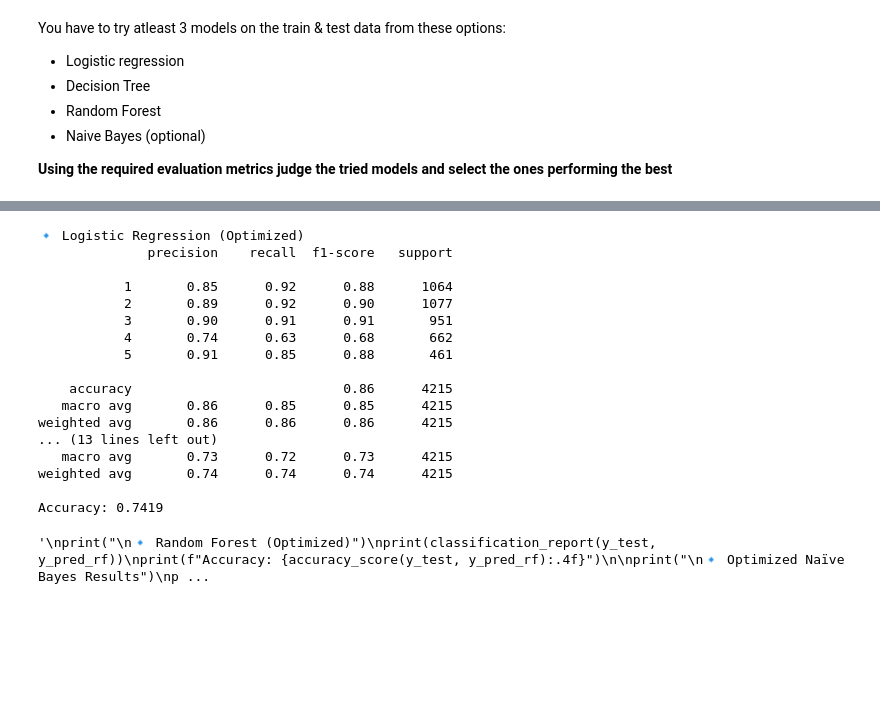
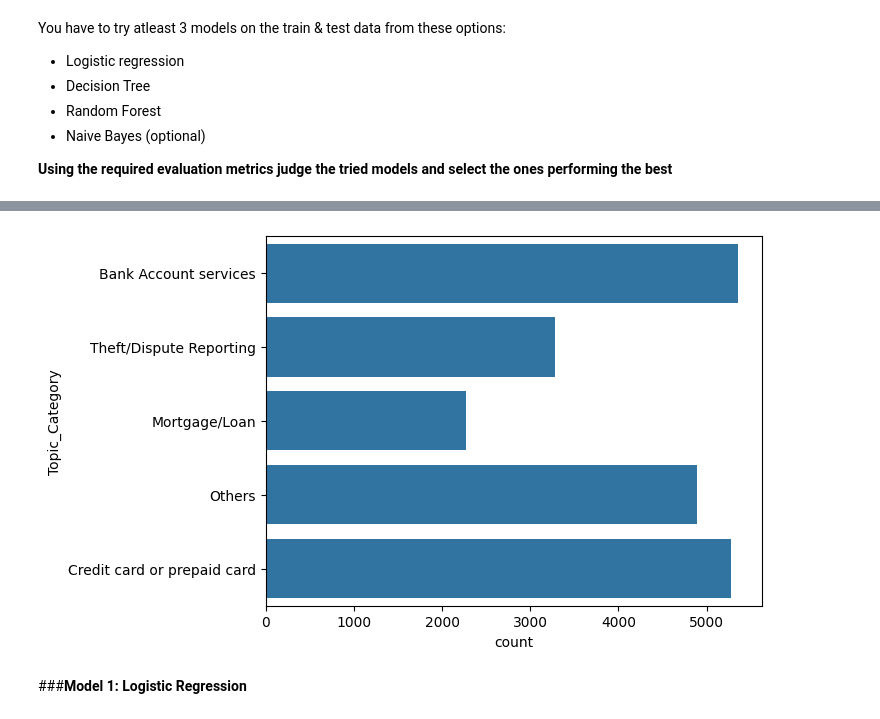
Before and after one commit to chetanrajhans/Case-Study-Automatic-Ticket-Classification, a Jupyter notebook: Automatic_Ticket_Classification_Assignment.ipynb, the cells around one changed output, grey strips where cells are left out. Drawn from its saved outputs; the diff is of its cells as text; code cells hidden in the pictures; blank space fills up the shorter version.

```diff
--- a/Automatic_Ticket_Classification_Assignment.ipynb
+++ b/Automatic_Ticket_Classification_Assignment.ipynb
@@ -1093,56 +868,6 @@ KeyboardInterrupt:
-# %%
-best_lr = LogisticRegression(**grid_lr.best_params_)
-best_dt = DecisionTreeClassifier(**grid_dt.best_params_)
-#best_rf = RandomForestClassifier(**grid_rf.best_params_)
-#best_nb = MultinomialNB(**grid_nb.best_params_)
-
-# Train the models on the full training set
-best_lr.fit(X_train, y_train)
-best_dt.fit(X_train, y_train)
-#best_rf.fit(X_train, y_train)
-#best_nb.fit(X_train, y_train)
-
-
-# Make predictions on test data
-y_pred_lr = best_lr.predict(X_test)
-y_pred_dt = best_dt.predict(X_test)
-#y_pred_rf = best_rf.predict(X_test)
-#y_pred_nb = best_nb.predict(X_test)
-
-# Evaluate and compare models
-print("\n🔹 Logistic Regression (Optimized)")
-print(classification_report(y_test, y_pred_lr))
-print(f"Accuracy: {accuracy_score(y_test, y_pred_lr):.4f}")
-
-print("\n🔹 Decision Tree (Optimized)")
-print(classification_report(y_test, y_pred_dt))
-print(f"Accuracy: {accuracy_score(y_test, y_pred_dt):.4f}")
-
-'''
-print("\n🔹 Random Forest (Optimized)")
-print(classification_report(y_test, y_pred_rf))
-print(f"Accuracy: {accuracy_score(y_test, y_pred_rf):.4f}")
-
-print("\n🔹 Optimized Naïve Bayes Results")
-print(classification_report(y_test, y_pred_nb))
-print(f"Accuracy: {accuracy_score(y_test, y_pred_nb):.4f}")
-'''
-# %% [output]
-🔹 Logistic Regression (Optimized)
-              precision    recall  f1-score   support
-
-           1       0.85      0.92      0.88      1064
-           2       0.89      0.92      0.90      1077
-           3       0.90      0.91      0.91       951
-           4       0.74      0.63      0.68       662
-           5       0.91      0.85      0.88       461
-
-    accuracy                           0.86      4215
-   macro avg       0.86      0.85      0.85      4215
-weighted avg       0.86      0.86      0.86      4215
-... (13 lines left out)
-   macro avg       0.73      0.72      0.73      4215
-weighted avg       0.74      0.74      0.74      4215
-
-Accuracy: 0.7419
-'\nprint("\n🔹 Random Forest (Optimized)")\nprint(classification_report(y_test, y_pred_rf))\nprint(f"Accuracy: {accuracy_score(y_test, y_pred_rf):.4f}")\n\nprint("\n🔹 Optimized Naïve Bayes Results")\np ...
+# %%
+# Checking for Class Imbalance by creating count plot for compaints in each Topic Category
+sns.countplot(data=df_clean,y=df_clean['Topic_Category'])
+plt.show()
+# %% [output]
+[figure, added]
@@ -1148,0 +889,2 @@ Accuracy: 0.7419
+# %% [markdown]
+###**Model 1: Logistic Regression**
```
Also changed, not shown: parts of 80 cells of this notebook.
